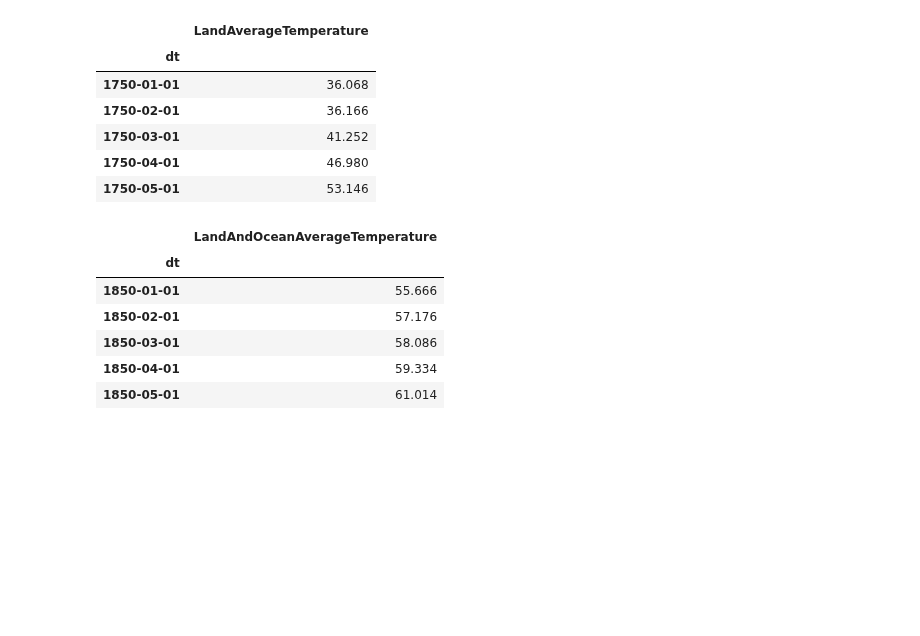
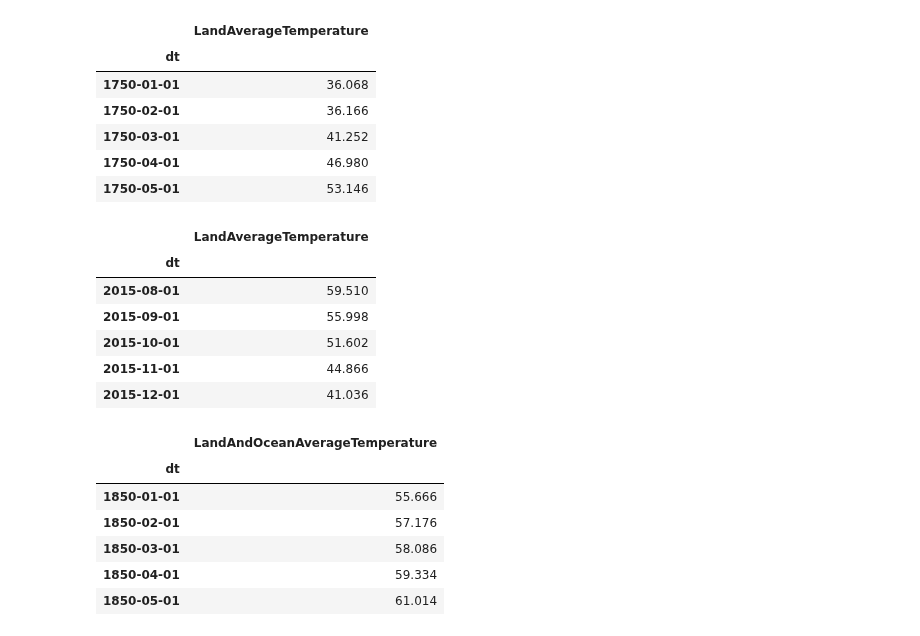
Before and after one commit to Johndsalas/earths_temperature_time_series, a Jupyter notebook: main_notebook.ipynb, the cells around one changed output. Cells and saved outputs as stored; diff of their text form; code cells hidden in the pictures; blank space fills up the shorter version.

```diff
--- a/main_notebook.ipynb
+++ b/main_notebook.ipynb
@@ -138,6 +138,16 @@ df_land.head()
 | 1750-03-01 | 41.252 |
 | 1750-04-01 | 46.980 |
 | 1750-05-01 | 53.146 |
+# %%
+df_land.tail()
+# %% [output]
+|  | LandAverageTemperature |
+| dt |  |
+| 2015-08-01 | 59.510 |
+| 2015-09-01 | 55.998 |
+| 2015-10-01 | 51.602 |
+| 2015-11-01 | 44.866 |
+| 2015-12-01 | 41.036 |
 # %%
 df_lo.head()
 # %% [output]
```
Also changed, not shown: parts of 2 cells of this notebook.
